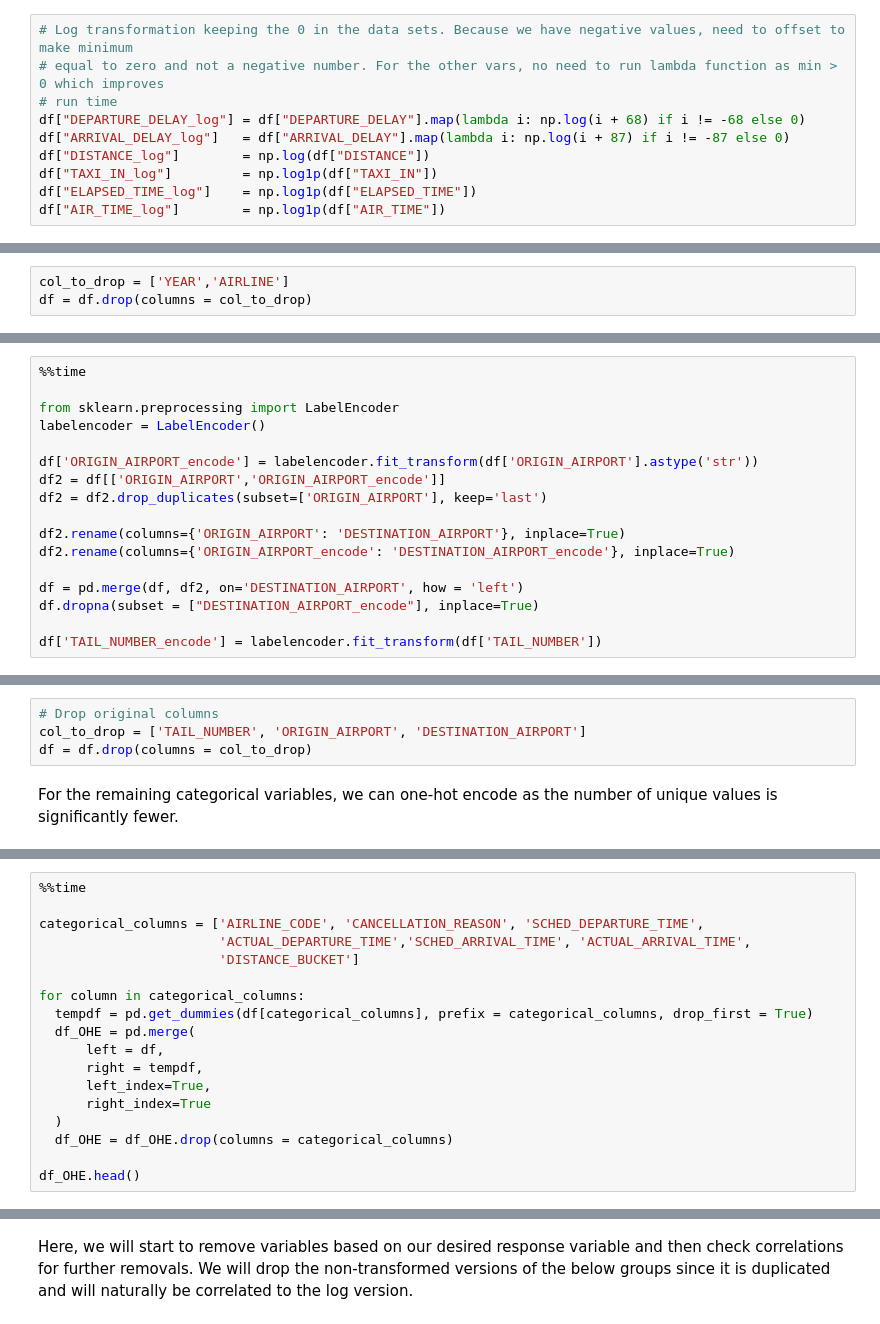
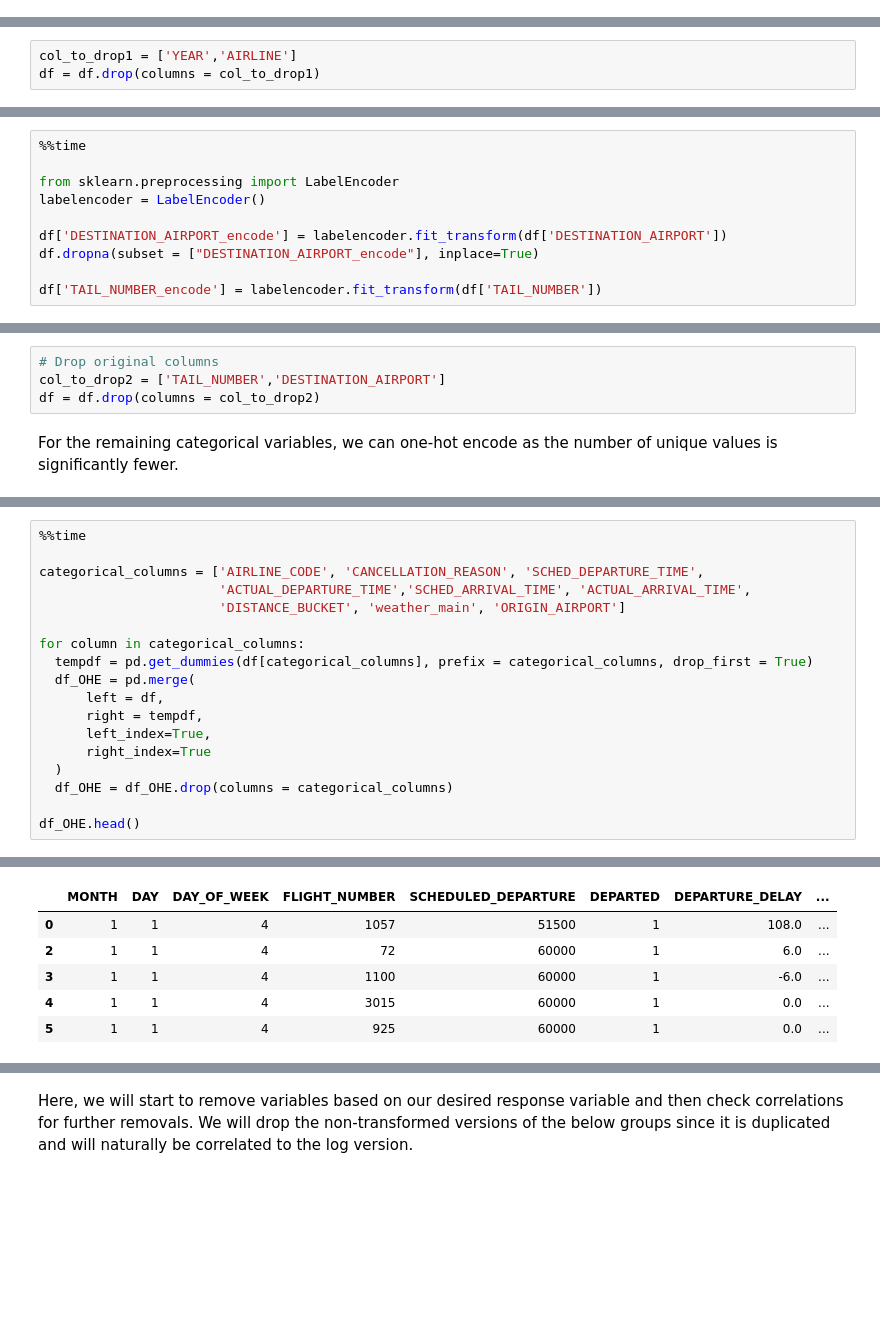
Before and after one commit to mattfarrow1/7331-machine-learning-1, a Jupyter notebook: Labs/Lab2_Group4_Matt.ipynb, the cells around one changed output, grey strips where cells are left out. Saved outputs shown, nothing was run; the diff lists cells and outputs as text; blank space fills up the shorter version.

```diff
--- a/Labs/Lab2_Group4_Matt.ipynb
+++ b/Labs/Lab2_Group4_Matt.ipynb
@@ -493,13 +560,3 @@ MB comment: Because we have negative values in the departure and arrival delays,
-# %%
-# Log transformation keeping the 0 in the data sets. Because we have negative values, need to offset to make minimum
-# equal to zero and not a negative number. For the other vars, no need to run lambda function as min > 0 which improves
-# run time
-df["DEPARTURE_DELAY_log"] = df["DEPARTURE_DELAY"].map(lambda i: np.log(i + 68) if i != -68 else 0)
-df["ARRIVAL_DELAY_log"]   = df["ARRIVAL_DELAY"].map(lambda i: np.log(i + 87) if i != -87 else 0)
-df["DISTANCE_log"]        = np.log(df["DISTANCE"])
-df["TAXI_IN_log"]         = np.log1p(df["TAXI_IN"])
-df["ELAPSED_TIME_log"]    = np.log1p(df["ELAPSED_TIME"])
-df["AIR_TIME_log"]        = np.log1p(df["AIR_TIME"])
 # %%
 #check calculations
 df.head()
@@ -511,7 +575,7 @@ Here we remove redundant columns to further reduce the data size. Columns that a
 - `YEAR`: All rows are from 2015, no need to include this.
 - `AIRLINE`: We have AIRLINE_CODE which is the same information
 # %%
-col_to_drop = ['YEAR','AIRLINE']
-df = df.drop(columns = col_to_drop)
+col_to_drop1 = ['YEAR','AIRLINE']
+df = df.drop(columns = col_to_drop1)
 # %%
 df.head()
@@ -538,14 +640,7 @@ Next, we will encode these variables. We are not one-hot encoding as there are s
 from sklearn.preprocessing import LabelEncoder
 labelencoder = LabelEncoder()
 
-df['ORIGIN_AIRPORT_encode'] = labelencoder.fit_transform(df['ORIGIN_AIRPORT'].astype('str'))
-df2 = df[['ORIGIN_AIRPORT','ORIGIN_AIRPORT_encode']]
-df2 = df2.drop_duplicates(subset=['ORIGIN_AIRPORT'], keep='last')
-
-df2.rename(columns={'ORIGIN_AIRPORT': 'DESTINATION_AIRPORT'}, inplace=True)
-df2.rename(columns={'ORIGIN_AIRPORT_encode': 'DESTINATION_AIRPORT_encode'}, inplace=True)
-
-df = pd.merge(df, df2, on='DESTINATION_AIRPORT', how = 'left')
+df['DESTINATION_AIRPORT_encode'] = labelencoder.fit_transform(df['DESTINATION_AIRPORT'])
 df.dropna(subset = ["DESTINATION_AIRPORT_encode"], inplace=True)
 
 df['TAIL_NUMBER_encode'] = labelencoder.fit_transform(df['TAIL_NUMBER'])
@@ -557,7 +650,7 @@ df[(df.ORIGIN_AIRPORT == 'DFW') | (df.ORIGIN_AIRPORT == 'DAL')].head(10)
 # %%
 # Drop original columns
-col_to_drop = ['TAIL_NUMBER', 'ORIGIN_AIRPORT', 'DESTINATION_AIRPORT']
-df = df.drop(columns = col_to_drop)
+col_to_drop2 = ['TAIL_NUMBER','DESTINATION_AIRPORT']
+df = df.drop(columns = col_to_drop2)
 # %% [markdown]
 For the remaining categorical variables, we can one-hot encode as the number of unique values is significantly fewer.
 # %%
@@ -570,7 +685,7 @@ df['CANCELLED'].value_counts()
 
 categorical_columns = ['AIRLINE_CODE', 'CANCELLATION_REASON', 'SCHED_DEPARTURE_TIME',
                        'ACTUAL_DEPARTURE_TIME','SCHED_ARRIVAL_TIME', 'ACTUAL_ARRIVAL_TIME',
-                       'DISTANCE_BUCKET']
+                       'DISTANCE_BUCKET', 'weather_main', 'ORIGIN_AIRPORT']
 
 for column in categorical_columns:
   tempdf = pd.get_dummies(df[categorical_columns], prefix = categorical_columns, drop_first = True)
@@ -583,3 +698,4 @@ for column in categorical_columns:
   df_OHE = df_OHE.drop(columns = categorical_columns)
 
 df_OHE.head()
+# %% [output]
@@ -586,2 +704,8 @@ df_OHE.head()
+|  | MONTH | DAY | DAY_OF_WEEK | FLIGHT_NUMBER | SCHEDULED_DEPARTURE | DEPARTED | DEPARTURE_DELAY | ... |
+| 0 | 1 | 1 | 4 | 1057 | 51500 | 1 | 108.0 | ... |
+| 2 | 1 | 1 | 4 | 72 | 60000 | 1 | 6.0 | ... |
+| 3 | 1 | 1 | 4 | 1100 | 60000 | 1 | -6.0 | ... |
+| 4 | 1 | 1 | 4 | 3015 | 60000 | 1 | 0.0 | ... |
+| 5 | 1 | 1 | 4 | 925 | 60000 | 1 | 0.0 | ... |
 # %%
 df_OHE.info()
```
Also changed, not shown: parts of 131 cells of this notebook.
